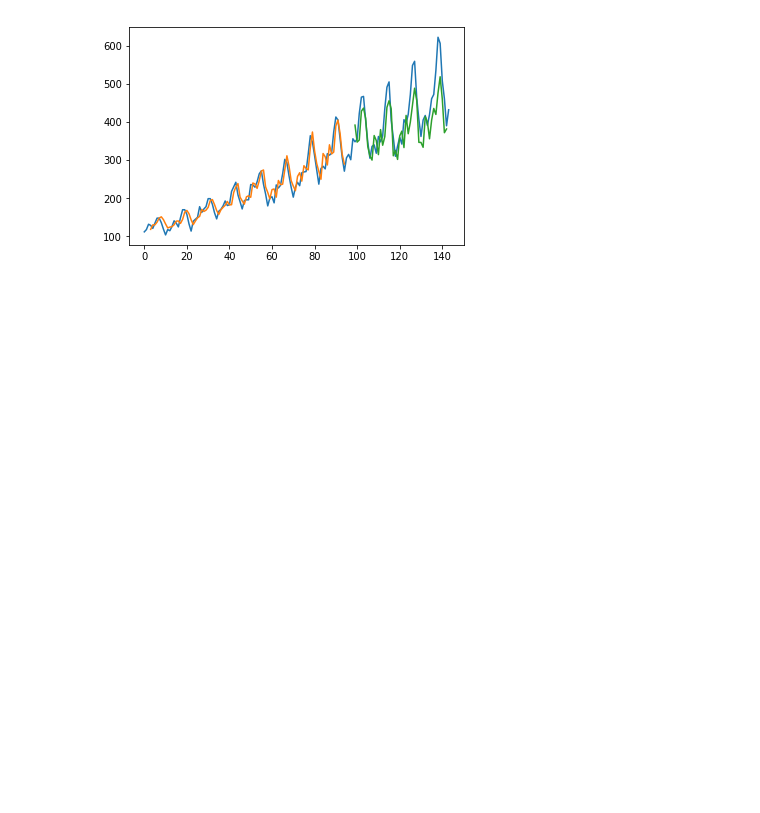
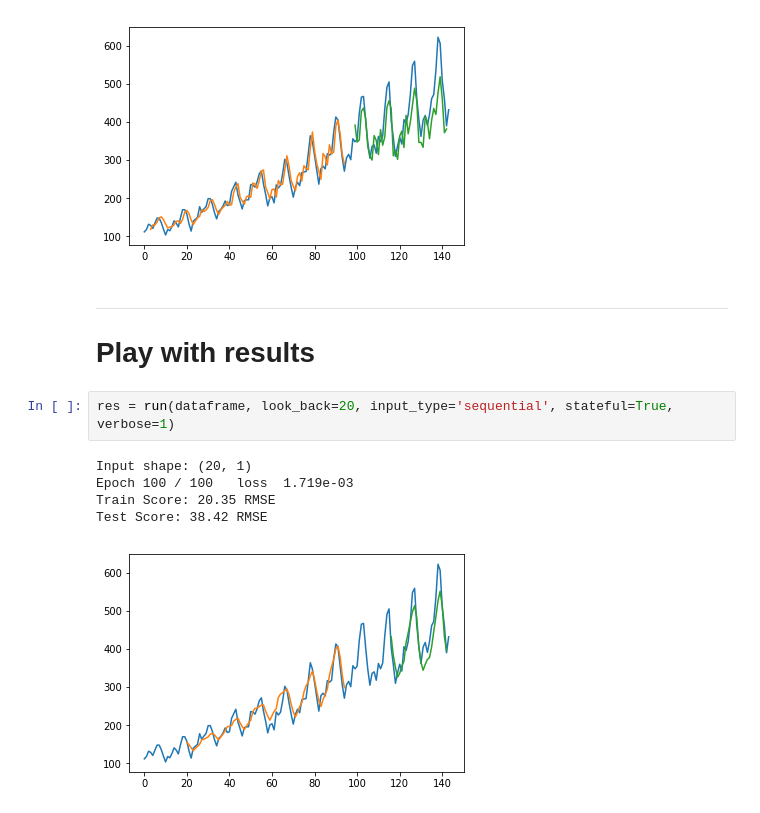
Before and after one commit to OctaveLauby/PyRnnArchitect, a Jupyter notebook: LSTM_Keras.ipynb, the cells around one changed output. Saved outputs shown, nothing was run; the diff lists cells and outputs as text; blank space fills up the shorter version.

```diff
--- a/LSTM_Keras.ipynb
+++ b/LSTM_Keras.ipynb
@@ -294,3 +320,14 @@ Input shape: (3, 1)
 Train Score: 20.48 RMSE
 Test Score: 54.78 RMSE
 [figure]
+# %% [markdown]
+---
+# Play with results
+# %%
+res = run(dataframe, look_back=20, input_type='sequential', stateful=True, verbose=1)
+# %% [output]
+Input shape: (20, 1)
+Epoch 100 / 100   loss  1.719e-03
+Train Score: 20.35 RMSE
+Test Score: 38.42 RMSE
+[figure, added]
```
Also changed, not shown: parts of 6 cells of this notebook, 1 other file.
